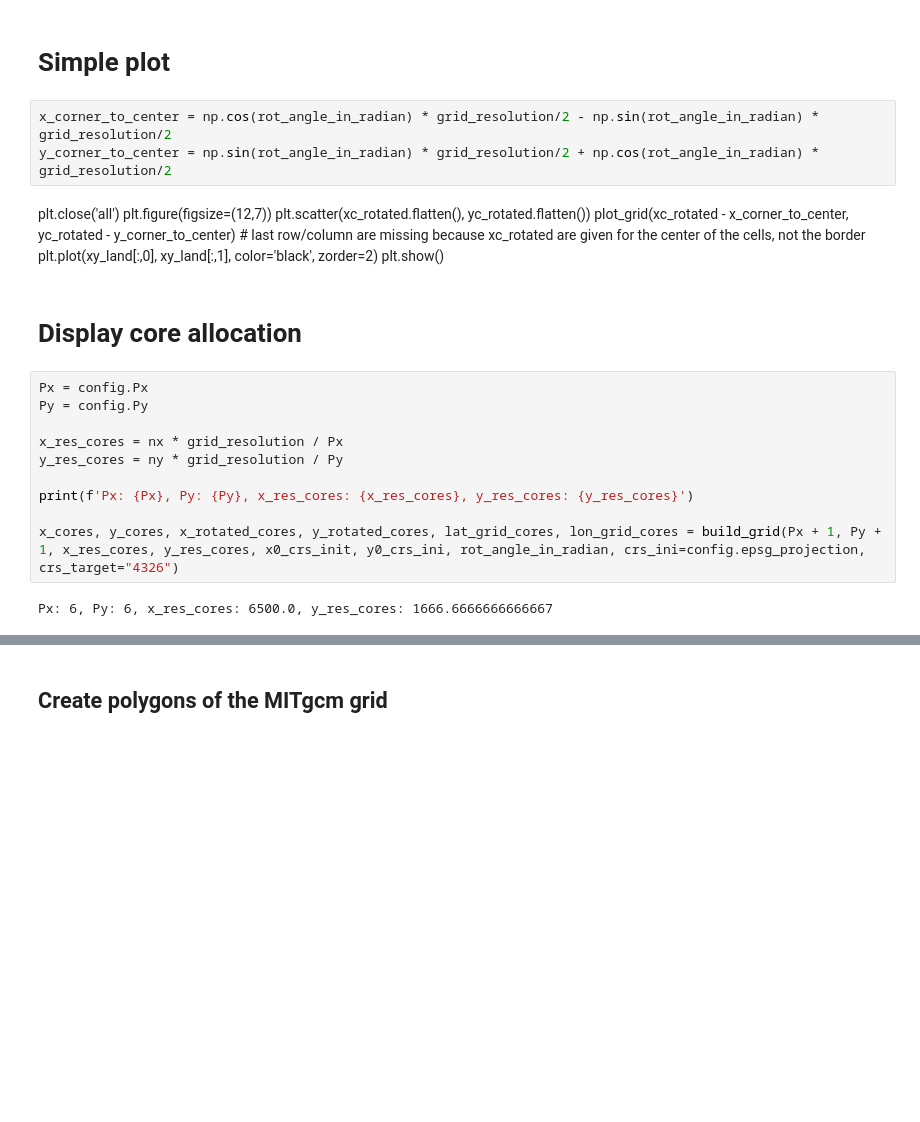
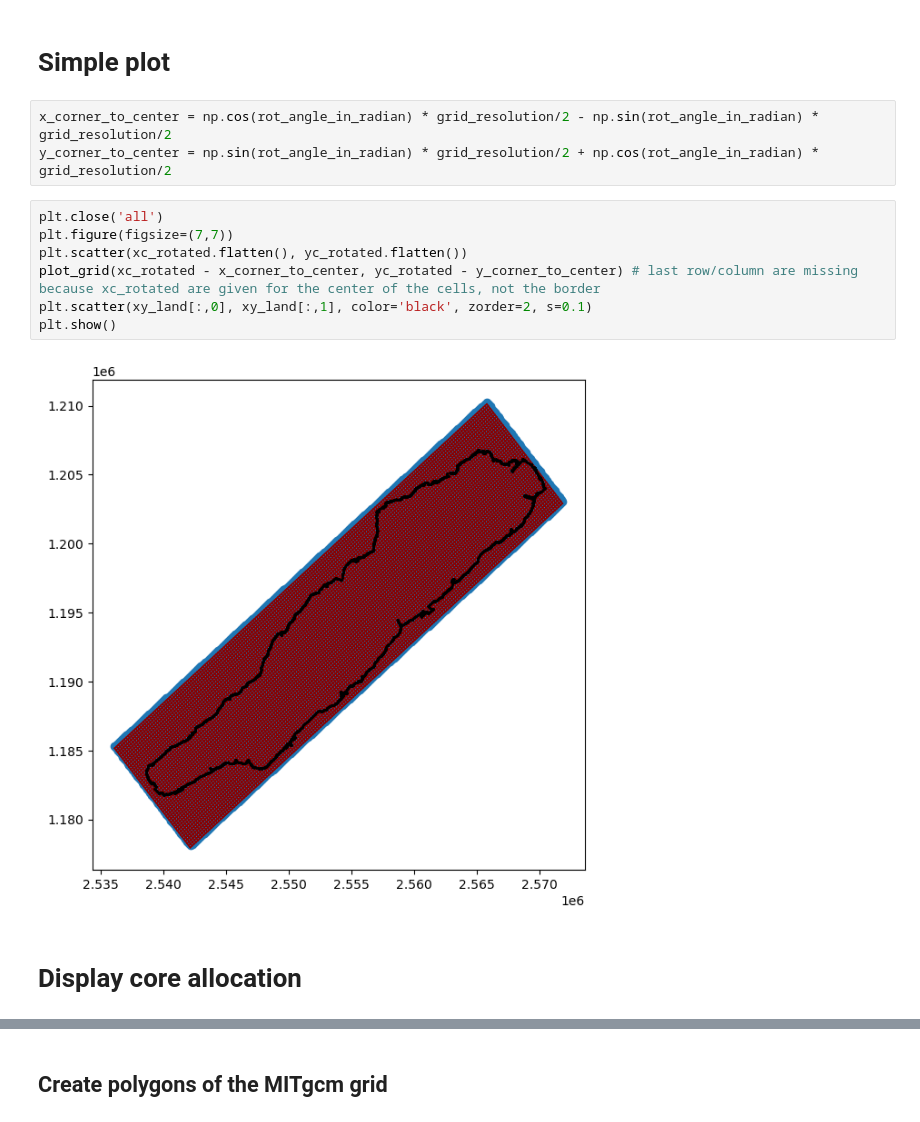
Before and after one commit to leroquan/preprocessing-mitgcm, a Jupyter notebook: grid_and_bathy/create_grid.ipynb, the cells around one changed output, grey strips where cells are left out. Drawn from its saved outputs; the diff is of its cells as text; blank space fills up the shorter version.

```diff
--- a/grid_and_bathy/create_grid.ipynb
+++ b/grid_and_bathy/create_grid.ipynb
@@ -57,27 +59,17 @@ rot_angle_in_degrees
 40
 # %% [markdown]
 # Simple plot
-# %%
-x_corner_to_center = np.cos(rot_angle_in_radian) * grid_resolution/2 - np.sin(rot_angle_in_radian) * grid_resolution/2
-y_corner_to_center = np.sin(rot_angle_in_radian) * grid_resolution/2 + np.cos(rot_angle_in_radian) * grid_resolution/2
-# %% [markdown]
-plt.close('all')
-plt.figure(figsize=(12,7))
-plt.scatter(xc_rotated.flatten(), yc_rotated.flatten())
-plot_grid(xc_rotated - x_corner_to_center, yc_rotated - y_corner_to_center) # last row/column are missing because xc_rotated are given for the center of the cells, not the border
-plt.plot(xy_land[:,0], xy_land[:,1], color='black', zorder=2)
-plt.show()
-# %% [markdown]
-# Display core allocation
-# %%
-Px = config.Px
-Py = config.Py
-
-x_res_cores = nx * grid_resolution / Px
-y_res_cores = ny * grid_resolution / Py
-
-print(f'Px: {Px}, Py: {Py}, x_res_cores: {x_res_cores}, y_res_cores: {y_res_cores}')
-
-x_cores, y_cores, x_rotated_cores, y_rotated_cores, lat_grid_cores, lon_grid_cores = build_grid(Px + 1, Py + 1, x_res_cores, y_res_cores, x0_crs_init, y0_crs_ini, rot_angle_in_radian, crs_ini=config.epsg_projection, crs_target="4326")
-# %% [output]
-Px: 6, Py: 6, x_res_cores: 6500.0, y_res_cores: 1666.6666666666667
+# %%
+x_corner_to_center = np.cos(rot_angle_in_radian) * grid_resolution/2 - np.sin(rot_angle_in_radian) * grid_resolution/2
+y_corner_to_center = np.sin(rot_angle_in_radian) * grid_resolution/2 + np.cos(rot_angle_in_radian) * grid_resolution/2
+# %%
+plt.close('all')
+plt.figure(figsize=(7,7))
+plt.scatter(xc_rotated.flatten(), yc_rotated.flatten())
+plot_grid(xc_rotated - x_corner_to_center, yc_rotated - y_corner_to_center) # last row/column are missing because xc_rotated are given for the center of the cells, not the border
+plt.scatter(xy_land[:,0], xy_land[:,1], color='black', zorder=2, s=0.1)
+plt.show()
+# %% [output]
+[figure, added]
+# %% [markdown]
+# Display core allocation
```
Also changed, not shown: parts of 4 cells of this notebook, 20 other files.
